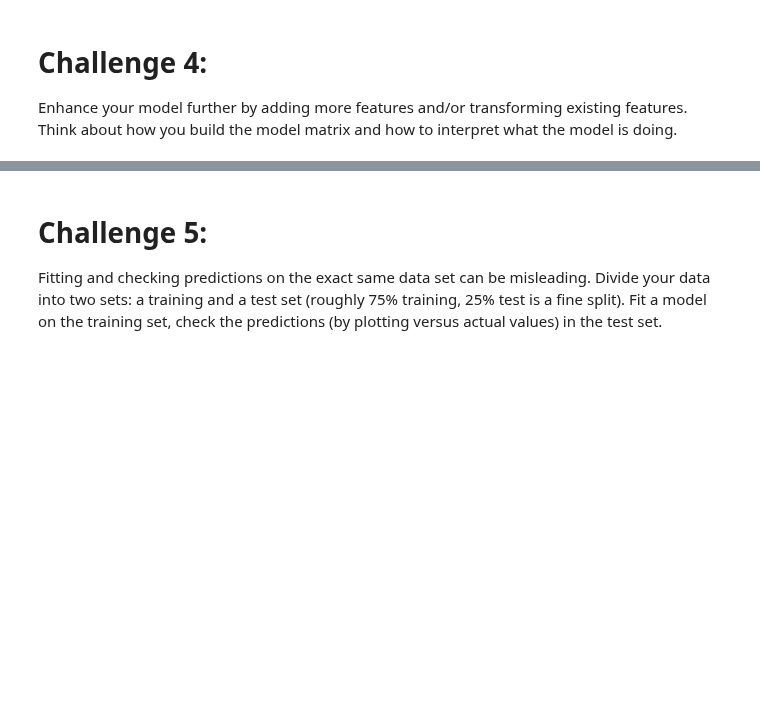
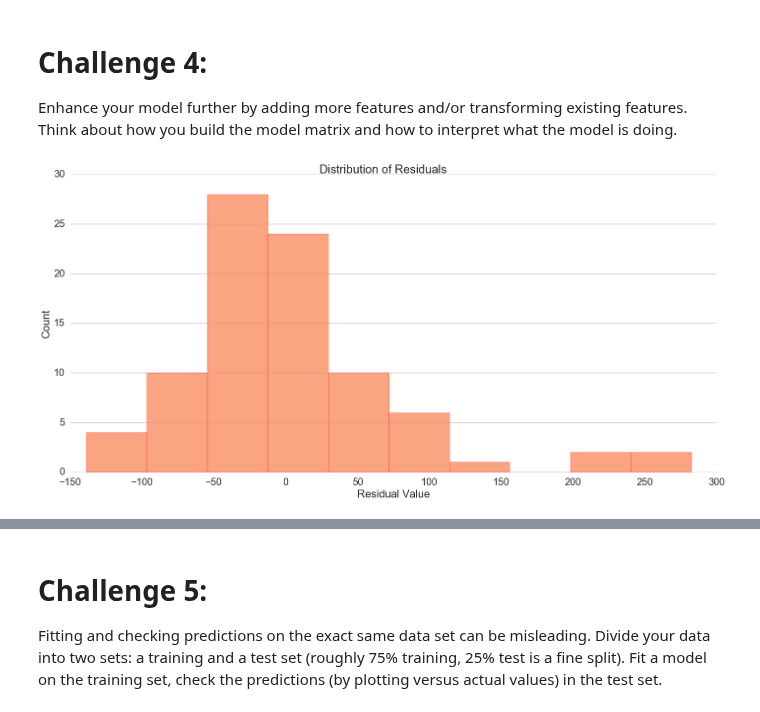
Before and after one commit to robinsones/dsp, a Jupyter notebook: challenges/submissions/03-linear_splitting/bryant/03-linear_splitting.ipynb, the cells around one changed output, grey strips where cells are left out. Drawn from its saved outputs; the diff is of its cells as text; code cells hidden in the pictures; blank space fills up the shorter version.

```diff
--- a/challenges/submissions/03-linear_splitting/bryant/03-linear_splitting.ipynb
+++ b/challenges/submissions/03-linear_splitting/bryant/03-linear_splitting.ipynb
@@ -305,3 +333,40 @@ ___
 # %% [markdown]
 # <a id='4'></a>Challenge 4:
 Enhance your model further by adding more features and/or transforming existing features. Think about how you build the model matrix and how to interpret what the model is doing.
+# %%
+# convert categorical values (Rated) to numerical
+y4, X4 = dmatrices('Dom_Gross ~ Budget + Rating', data=df, return_type='dataframe')
+# %%
+# linear regression model
+lrm4 = LinearRegression()
+mdl4 = lrm4.fit(X4,y4)
+# %%
+# make figure
+fig = plt.figure(figsize=(20,10))
+ax = fig.add_subplot(111)
+
+colors = sns.color_palette('Set2',12)
+
+res = y4 - mdl4.predict(X4)
+res = res['Dom_Gross']
+ax.hist(res, edgecolor='r', alpha = 0.8, color=colors[1])
+
+# labels/titles
+plt.suptitle('Distribution of Residuals')
+plt.ylabel('Count')
+plt.xlabel('Residual Value')
+
+# remove border
+ax.spines["top"].set_visible(False)
+ax.spines["right"].set_visible(False)
+ax.spines["bottom"].set_visible(False)
+ax.spines["left"].set_visible(False)
+
+# show grid
+ax.yaxis.grid(True)
+
+# plot that biddy
+plt.tight_layout()
+_ = plt.show()
+# %% [output]
+[figure, added]
```
Also changed, not shown: parts of 18 cells of this notebook.
